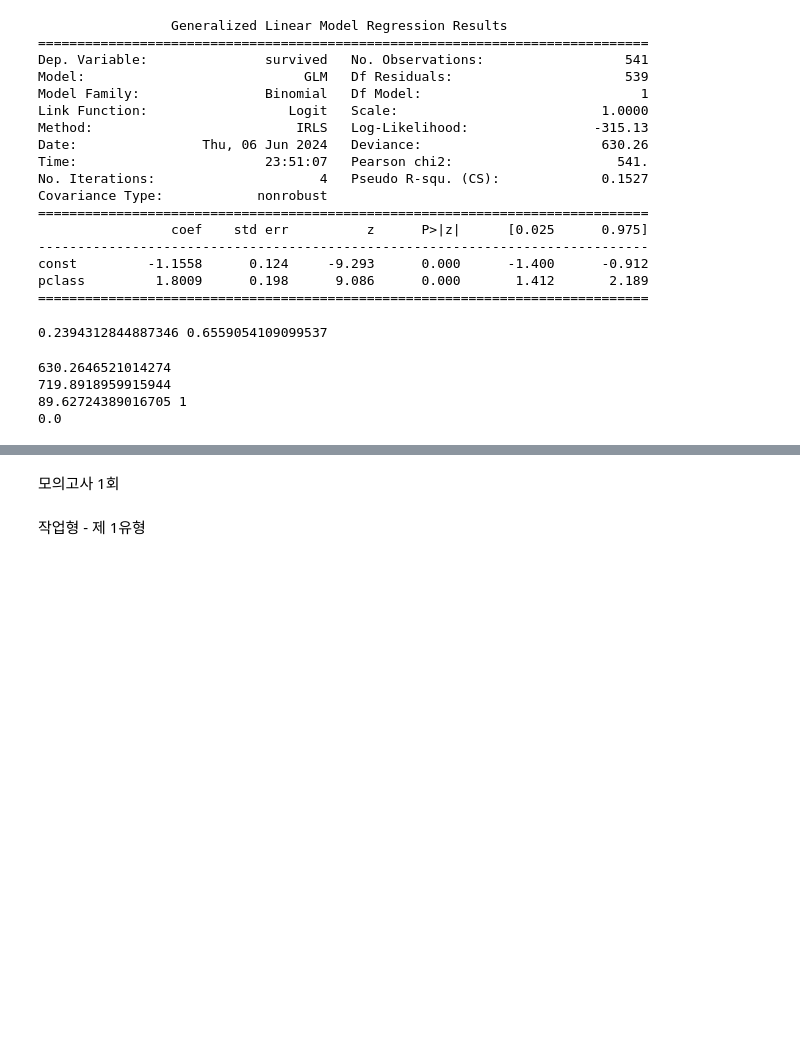
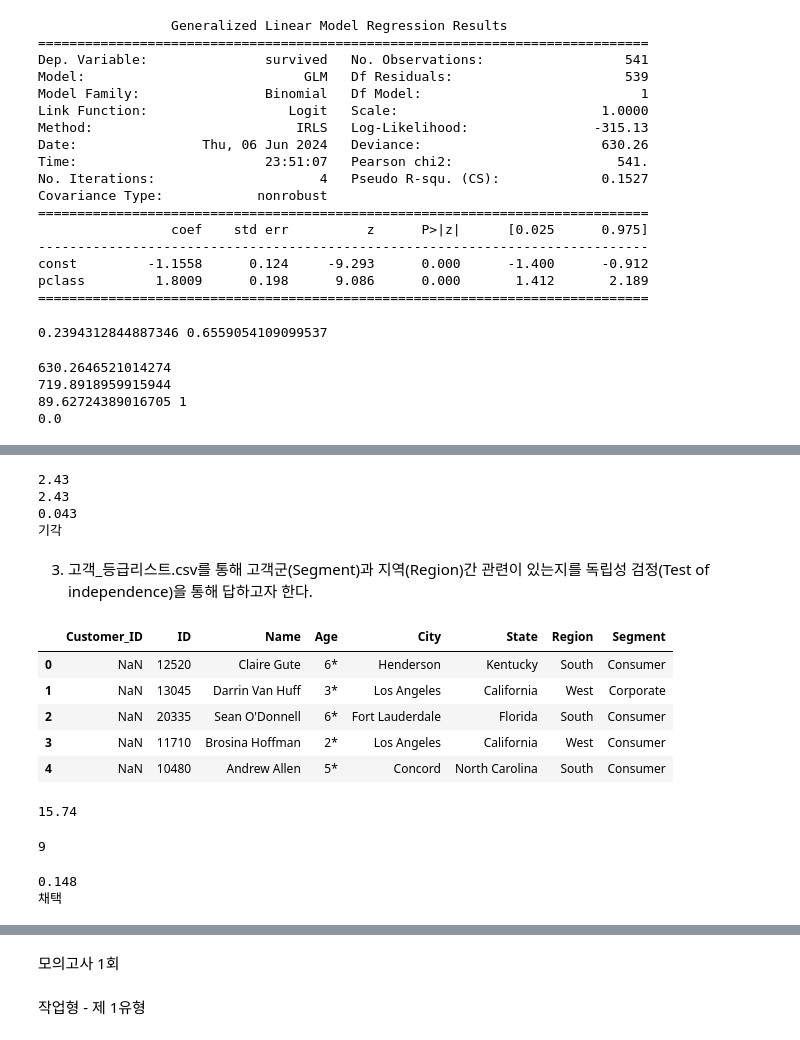
Before and after one commit to taek5000/BigDataAnalysis, a Jupyter notebook: practice.ipynb, the cells around one changed output, grey strips where cells are left out. Drawn from its saved outputs; the diff is of its cells as text; code cells hidden in the pictures; blank space fills up the shorter version.

```diff
--- a/practice.ipynb
+++ b/practice.ipynb
@@ -694,0 +1102,24 @@ print(pval) # 모형이 잘 적합하고 있음
+# %%
+# 결과 출력
+print(round(var_ratio, 2))
+print(round(stat, 2))
+print(round(pval, 3))
+print('기각')
+# %% [output]
+2.43
+2.43
+0.043
+기각
+# %% [markdown]
+03. 고객_등급리스트.csv를 통해 고객군(Segment)과 지역(Region)간 관련이 있는지를 독립성 검정(Test of independence)을 통해 답하고자 한다.
+# %%
+import pandas as pd
+customer = pd.read_csv('./data/고객_등급리스트.csv')
+customer.head()
+# %% [output]
+|  | Customer_ID | ID | Name | Age | City | State | Region | Segment |
+| 0 | NaN | 12520 | Claire Gute | 6* | Henderson | Kentucky | South | Consumer |
+| 1 | NaN | 13045 | Darrin Van Huff | 3* | Los Angeles | California | West | Corporate |
+| 2 | NaN | 20335 | Sean O'Donnell | 6* | Fort Lauderdale | Florida | South | Consumer |
+| 3 | NaN | 11710 | Brosina Hoffman | 2* | Los Angeles | California | West | Consumer |
+| 4 | NaN | 10480 | Andrew Allen | 5* | Concord | North Carolina | South | Consumer |
@@ -694,0 +1133,21 @@ print(pval) # 모형이 잘 적합하고 있음
+# %%
+# E23 : expected의 (1,2) 인덱스 번호 추출
+e23 = expected[1, 2]
+e23 = round(e23, 2)
+print(e23)
+# %% [output]
+15.74
+# %%
+# 검정통계량
+chi2 = chi2.astype('int')
+print(chi2)
+# %% [output]
+9
+# %%
+# p-값/기각 여부
+pval = round(pval, 3)
+print(pval)
+print('채택')
+# %% [output]
+0.148
+채택
```
Also changed, not shown: parts of 171 cells of this notebook, 14 other files.
